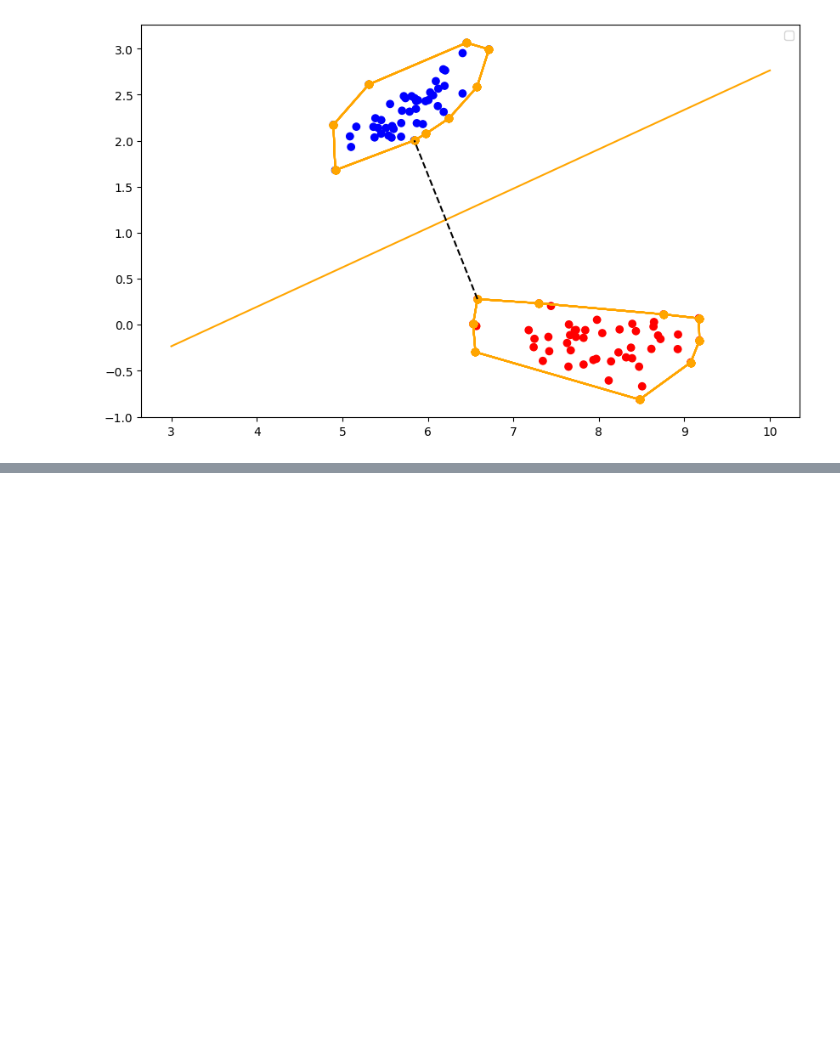
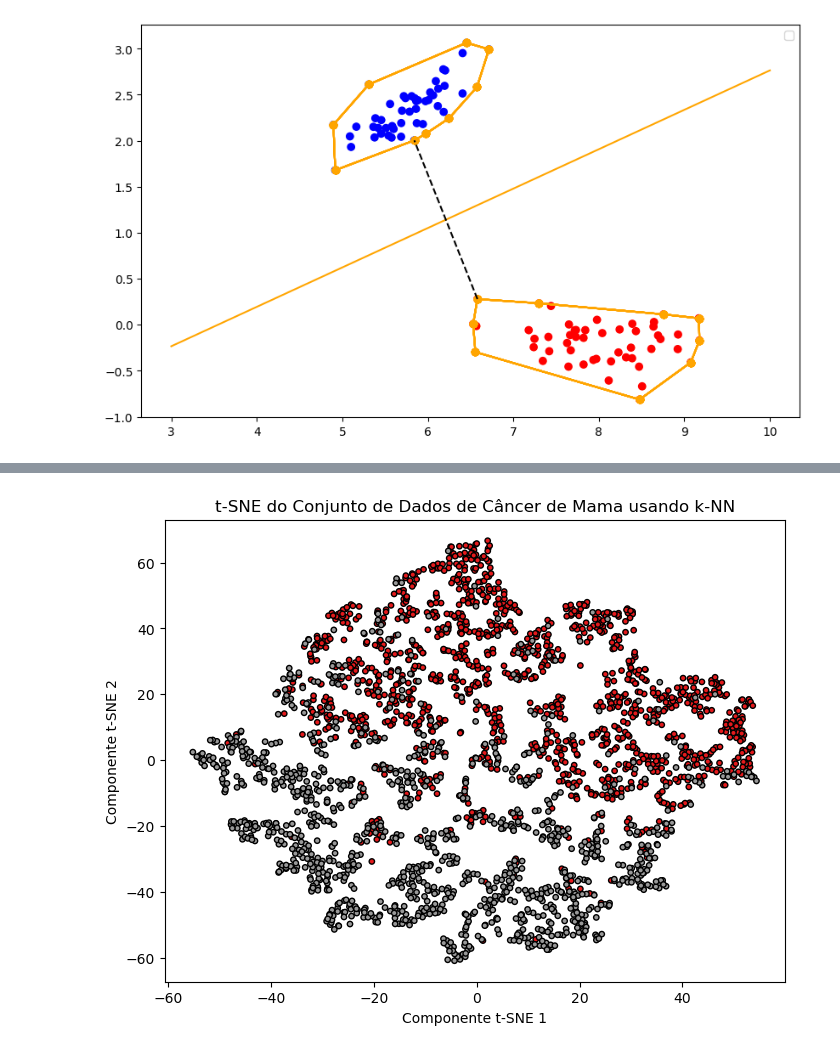
Before and after one commit to milenamoreira/geometria-computacional, a Jupyter notebook: TPALG2_V2.ipynb, the cells around one changed output, grey strips where cells are left out. Drawn from its saved outputs; the diff is of its cells as text; code cells hidden in the pictures; blank space fills up the shorter version.

```diff
--- a/TPALG2_V2.ipynb
+++ b/TPALG2_V2.ipynb
@@ -474,0 +629,11 @@ mediana %d (6.210804873818397, 1.1414479793199837)
+# %%
+
+# Plotar os dados reduzidos
+plt.figure(figsize=(8, 6))
+plt.scatter(X_tsne[:, 0], X_tsne[:, 1], c=rotulos, cmap=plt.cm.Set1, edgecolor='k', s=15)
+plt.title('t-SNE do Conjunto de Dados de Câncer de Mama usando k-NN')
+plt.xlabel('Componente t-SNE 1')
+plt.ylabel('Componente t-SNE 2')
+plt.show()
+# %% [output]
+[figure, added]
```
Also changed, not shown: parts of 34 cells of this notebook, 7 other files.
